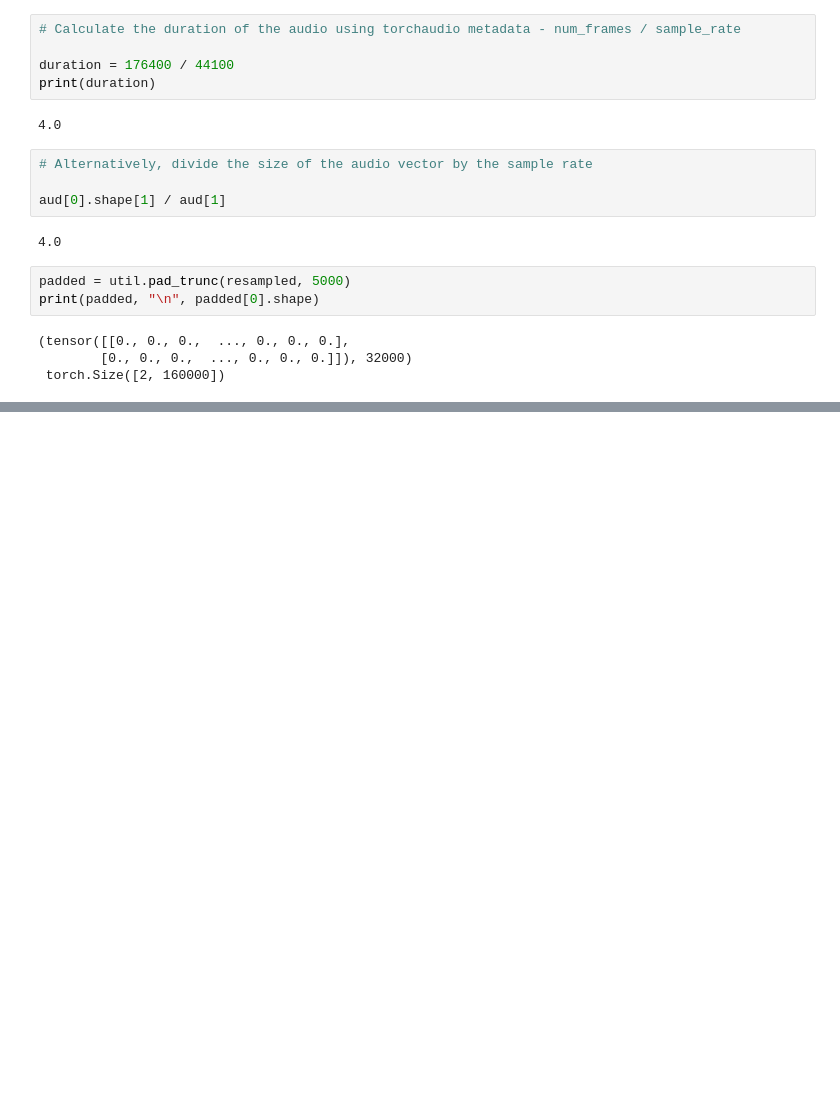
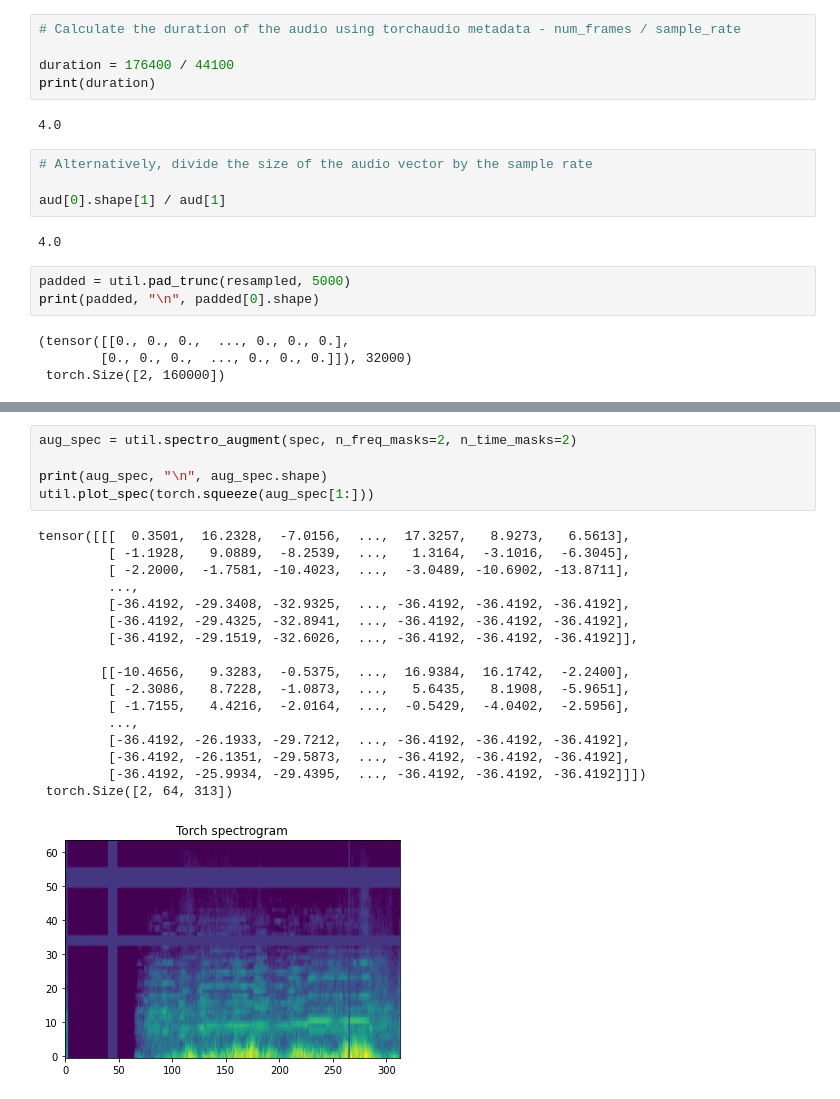
Before and after one commit to olga-black/urban_sounds, a Jupyter notebook: urban_sounds_classifier.ipynb, the cells around one changed output, grey strips where cells are left out. Drawn from its saved outputs; the diff is of its cells as text; blank space fills up the shorter version.

```diff
--- a/urban_sounds_classifier.ipynb
+++ b/urban_sounds_classifier.ipynb
@@ -232,0 +279,23 @@ print(padded, "\n", padded[0].shape)
+# %%
+aug_spec = util.spectro_augment(spec, n_freq_masks=2, n_time_masks=2)
+
+print(aug_spec, "\n", aug_spec.shape)
+util.plot_spec(torch.squeeze(aug_spec[1:]))
+# %% [output]
+tensor([[[  0.3501,  16.2328,  -7.0156,  ...,  17.3257,   8.9273,   6.5613],
+         [ -1.1928,   9.0889,  -8.2539,  ...,   1.3164,  -3.1016,  -6.3045],
+         [ -2.2000,  -1.7581, -10.4023,  ...,  -3.0489, -10.6902, -13.8711],
+         ...,
+         [-36.4192, -29.3408, -32.9325,  ..., -36.4192, -36.4192, -36.4192],
+         [-36.4192, -29.4325, -32.8941,  ..., -36.4192, -36.4192, -36.4192],
+         [-36.4192, -29.1519, -32.6026,  ..., -36.4192, -36.4192, -36.4192]],
+
+        [[-10.4656,   9.3283,  -0.5375,  ...,  16.9384,  16.1742,  -2.2400],
+         [ -2.3086,   8.7228,  -1.0873,  ...,   5.6435,   8.1908,  -5.9651],
+         [ -1.7155,   4.4216,  -2.0164,  ...,  -0.5429,  -4.0402,  -2.5956],
+         ...,
+         [-36.4192, -26.1933, -29.7212,  ..., -36.4192, -36.4192, -36.4192],
+         [-36.4192, -26.1351, -29.5873,  ..., -36.4192, -36.4192, -36.4192],
+         [-36.4192, -25.9934, -29.4395,  ..., -36.4192, -36.4192, -36.4192]]])
+ torch.Size([2, 64, 313])
+[figure, added]
```
Also changed, not shown: parts of 5 cells of this notebook.
